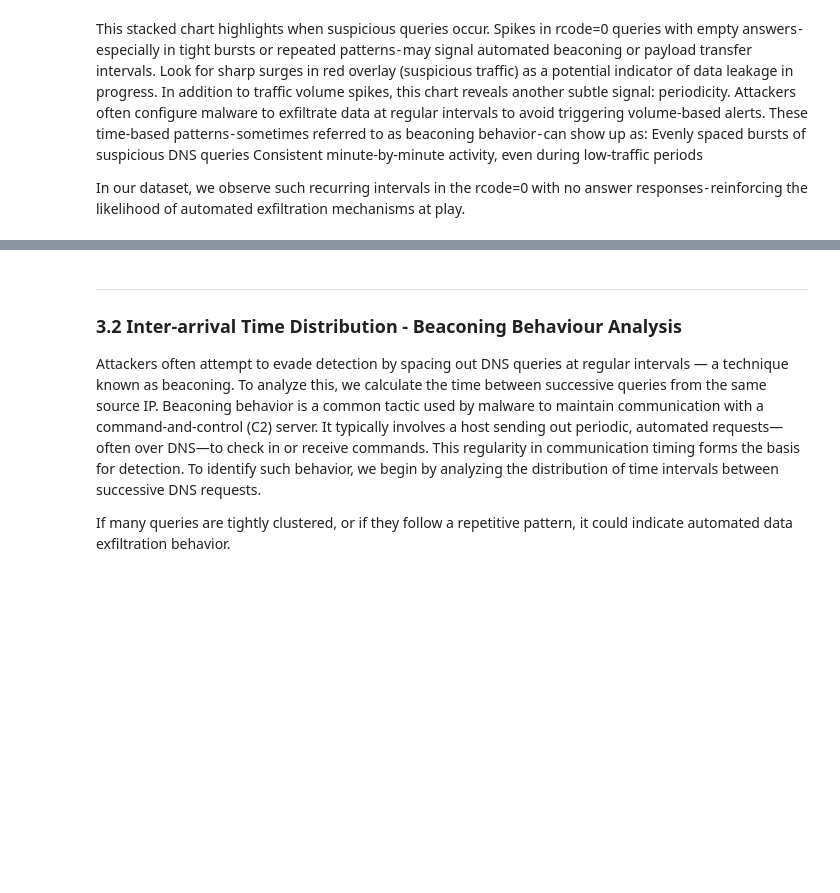
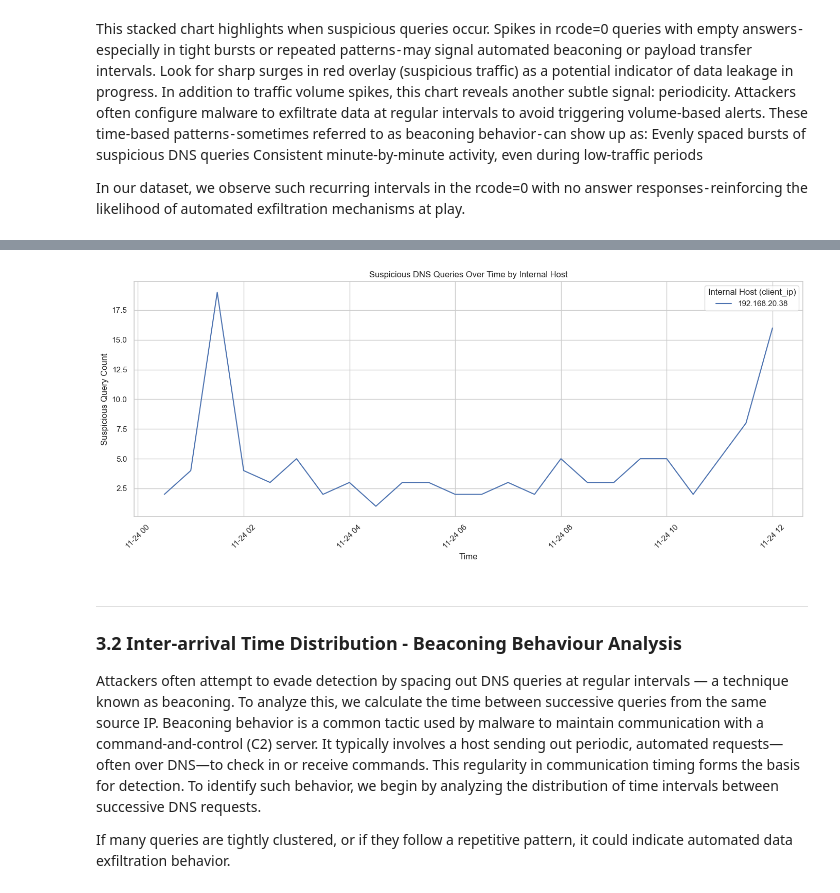
Before and after one commit to hmaosa/dns-exfiltration-detection, a Jupyter notebook: Notebooks/dns_exfiltration_github.ipynb, the cells around one changed output, grey strips where cells are left out. Saved outputs shown, nothing was run; the diff lists cells and outputs as text; code cells hidden in the pictures; blank space fills up the shorter version.

```diff
--- a/Notebooks/dns_exfiltration_github.ipynb
+++ b/Notebooks/dns_exfiltration_github.ipynb
@@ -336,3 +430,27 @@ In our dataset, we observe such recurring intervals in the rcode=0 with no answe
+# %%
+suspicious_df['client_ip'] = suspicious_df['dst_ip']
+# %%
+grouped = suspicious_df.groupby(
+    [pd.Grouper(key='timestamp', freq='30min'), 'client_ip']
+).size().unstack().fillna(0)
+
+# Then plot as before
+import matplotlib.pyplot as plt
+import seaborn as sns
+
+plt.figure(figsize=(14, 6))
+sns.lineplot(data=grouped)
+plt.title("Suspicious DNS Queries Over Time by Internal Host")
+plt.xlabel("Time")
+plt.ylabel("Suspicious Query Count")
+plt.xticks(rotation=45)
+plt.legend(title='Internal Host (client_ip)')
+plt.grid(True)
+plt.tight_layout()
+plt.savefig('../images/suspicious_queries_per_client_ip.png')
+plt.show()
+# %% [output]
+[figure, added]
 # %% [markdown]
 ---
 ### 3.2 Inter-arrival Time Distribution - Beaconing Behaviour Analysis
```
Also changed, not shown: parts of 22 cells of this notebook, 27 other files.
